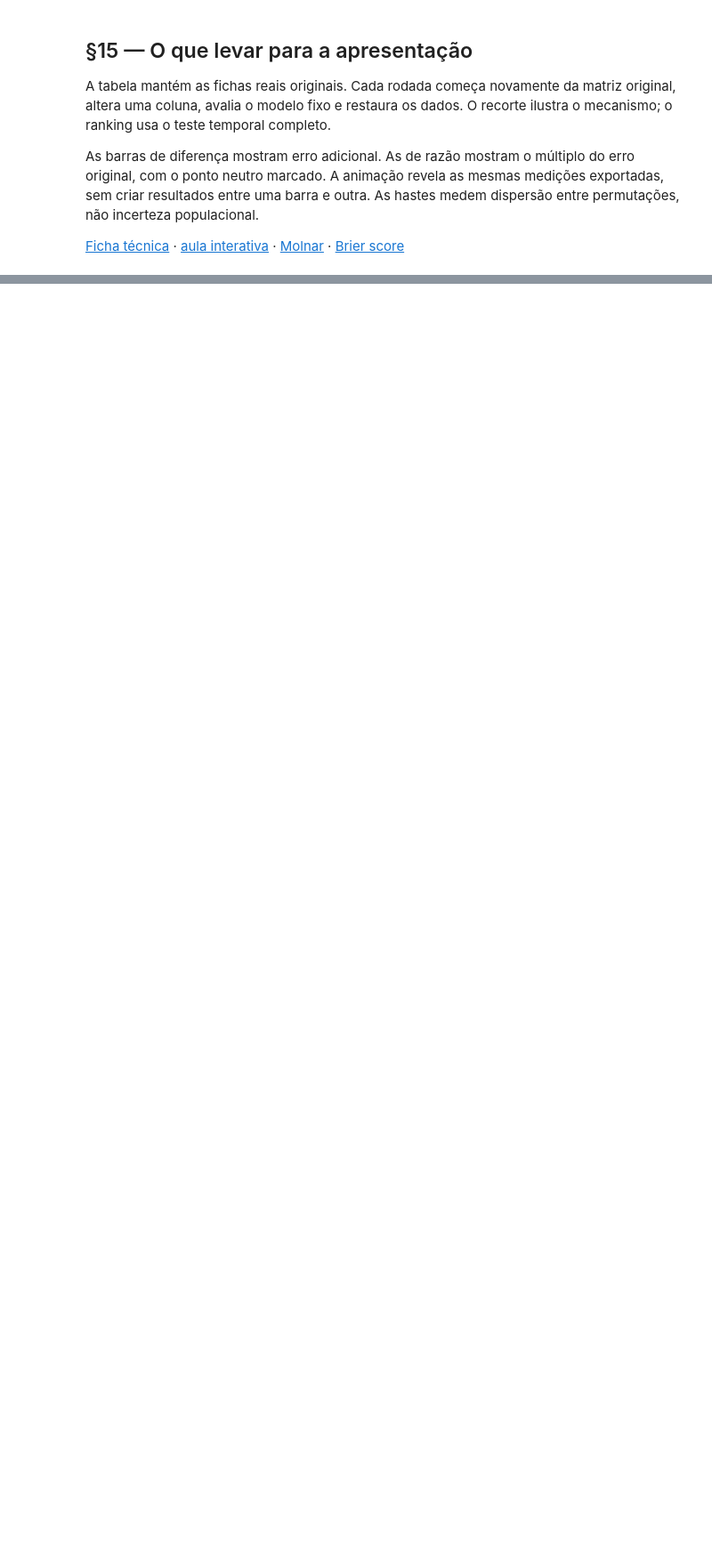
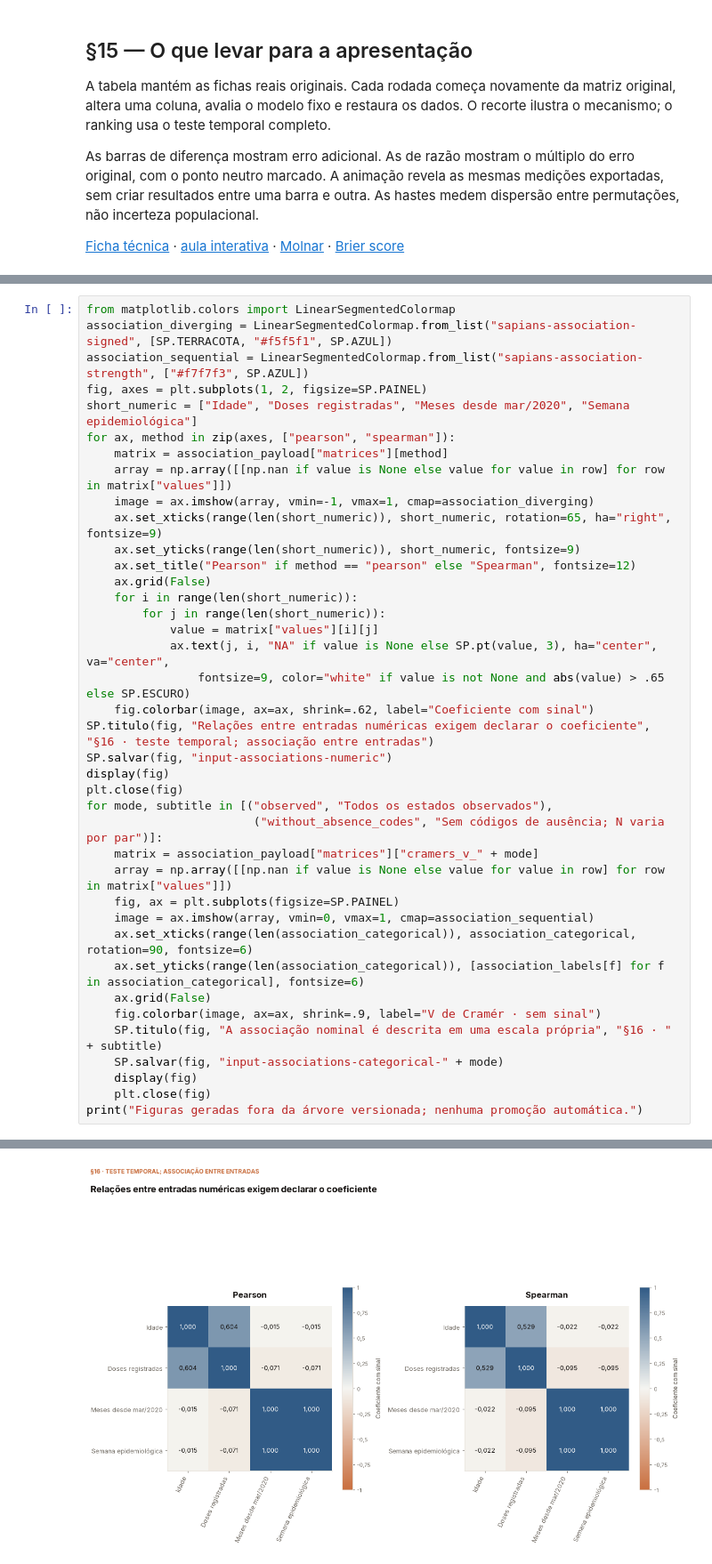
Before and after one commit to wbendinelli/interpretable-ml-lectures, a Jupyter notebook: modules/00-dataset/notebooks/srag_pfi_ranking.ipynb, the cells around one changed output, grey strips where cells are left out. Shown at 89% size. Saved outputs shown, nothing was run; the diff lists cells and outputs as text; blank space fills up the shorter version.

```diff
--- a/modules/00-dataset/notebooks/srag_pfi_ranking.ipynb
+++ b/modules/00-dataset/notebooks/srag_pfi_ranking.ipynb
@@ -960,0 +1199,40 @@ medem dispersão entre permutações, não incerteza populacional.
+# %%
+from matplotlib.colors import LinearSegmentedColormap
+association_diverging = LinearSegmentedColormap.from_list("sapians-association-signed", [SP.TERRACOTA, "#f5f5f1", SP.AZUL])
+association_sequential = LinearSegmentedColormap.from_list("sapians-association-strength", ["#f7f7f3", SP.AZUL])
+fig, axes = plt.subplots(1, 2, figsize=SP.PAINEL)
+short_numeric = ["Idade", "Doses registradas", "Meses desde mar/2020", "Semana epidemiológica"]
+for ax, method in zip(axes, ["pearson", "spearman"]):
+    matrix = association_payload["matrices"][method]
+    array = np.array([[np.nan if value is None else value for value in row] for row in matrix["values"]])
+    image = ax.imshow(array, vmin=-1, vmax=1, cmap=association_diverging)
+    ax.set_xticks(range(len(short_numeric)), short_numeric, rotation=65, ha="right", fontsize=9)
+    ax.set_yticks(range(len(short_numeric)), short_numeric, fontsize=9)
+    ax.set_title("Pearson" if method == "pearson" else "Spearman", fontsize=12)
+    ax.grid(False)
+    for i in range(len(short_numeric)):
+        for j in range(len(short_numeric)):
+            value = matrix["values"][i][j]
+            ax.text(j, i, "NA" if value is None else SP.pt(value, 3), ha="center", va="center",
+                fontsize=9, color="white" if value is not None and abs(value) > .65 else SP.ESCURO)
+    fig.colorbar(image, ax=ax, shrink=.62, label="Coeficiente com sinal")
+SP.titulo(fig, "Relações entre entradas numéricas exigem declarar o coeficiente", "§16 · teste temporal; associação entre entradas")
+SP.salvar(fig, "input-associations-numeric")
+display(fig)
+plt.close(fig)
+for mode, subtitle in [("observed", "Todos os estados observados"),
+                        ("without_absence_codes", "Sem códigos de ausência; N varia por par")]:
+    matrix = association_payload["matrices"]["cramers_v_" + mode]
+    array = np.array([[np.nan if value is None else value for value in row] for row in matrix["values"]])
+    fig, ax = plt.subplots(figsize=SP.PAINEL)
+    image = ax.imshow(array, vmin=0, vmax=1, cmap=association_sequential)
+    ax.set_xticks(range(len(association_categorical)), association_categorical, rotation=90, fontsize=6)
+    ax.set_yticks(range(len(association_categorical)), [association_labels[f] for f in association_categorical], fontsize=6)
+    ax.grid(False)
+    fig.colorbar(image, ax=ax, shrink=.9, label="V de Cramér · sem sinal")
+    SP.titulo(fig, "A associação nominal é descrita em uma escala própria", "§16 · " + subtitle)
+    SP.salvar(fig, "input-associations-categorical-" + mode)
+    display(fig)
+    plt.close(fig)
+print("Figuras geradas fora da árvore versionada; nenhuma promoção automática.")
+# %% [output]
@@ -960,0 +1240 @@ medem dispersão entre permutações, não incerteza populacional.
+[figure, added]
```
Also changed, not shown: parts of 4 cells of this notebook, 2 other files.
